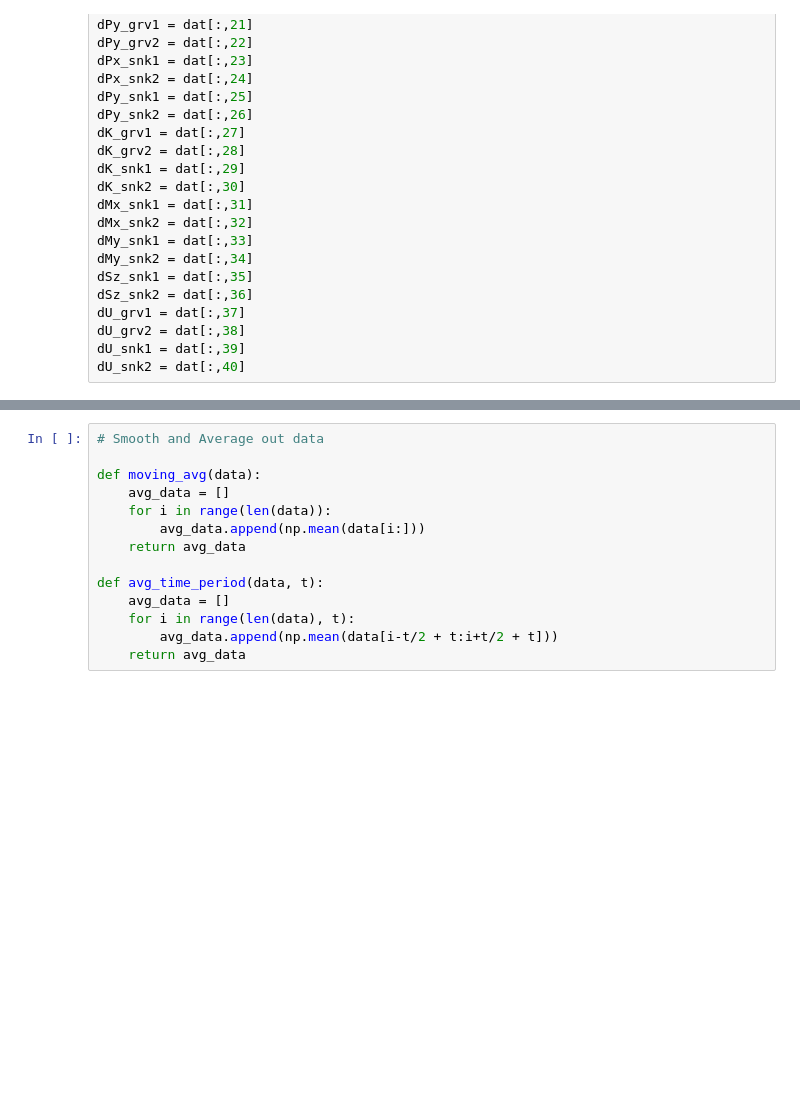
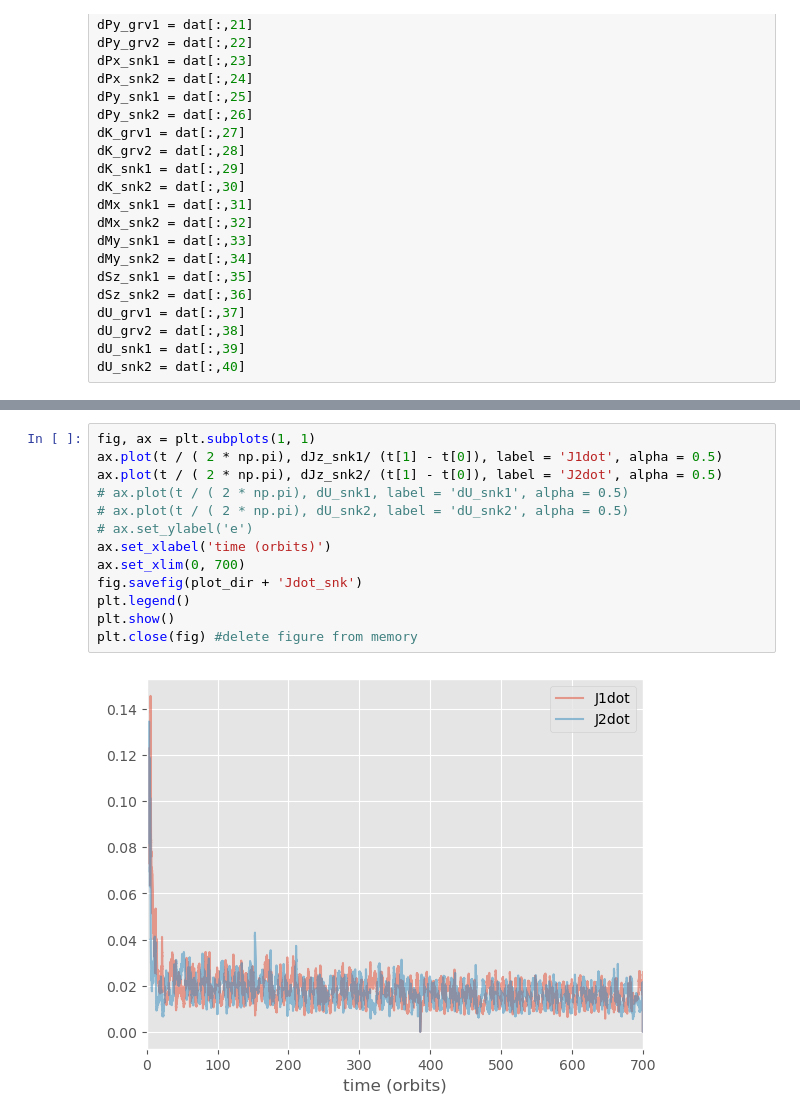
Before and after one commit to HangChelseaSu/Black_Hole_Accretion_Project_PI, a Jupyter notebook: Python_scripts/report_dat_data.ipynb, the cells around one changed output, grey strips where cells are left out. Drawn from its saved outputs; the diff is of its cells as text; blank space fills up the shorter version.

```diff
--- a/Python_scripts/report_dat_data.ipynb
+++ b/Python_scripts/report_dat_data.ipynb
@@ -96,14 +96,15 @@ edot = (M1 * M2)**(-3/2) * J * (-2 * E * (M1+ M2) )**(-1/2) * (Edot * (M1+M2) +
-# %%
-# Smooth and Average out data
-
-def moving_avg(data):
-    avg_data = []
-    for i in range(len(data)):
-        avg_data.append(np.mean(data[i:]))
-    return avg_data
-
-def avg_time_period(data, t):
-    avg_data = []
-    for i in range(len(data), t):
-        avg_data.append(np.mean(data[i-t/2 + t:i+t/2 + t]))
-    return avg_data
+# %%
+fig, ax = plt.subplots(1, 1)
+ax.plot(t / ( 2 * np.pi), dJz_snk1/ (t[1] - t[0]), label = 'J1dot', alpha = 0.5)
+ax.plot(t / ( 2 * np.pi), dJz_snk2/ (t[1] - t[0]), label = 'J2dot', alpha = 0.5)
+# ax.plot(t / ( 2 * np.pi), dU_snk1, label = 'dU_snk1', alpha = 0.5)
+# ax.plot(t / ( 2 * np.pi), dU_snk2, label = 'dU_snk2', alpha = 0.5)
+# ax.set_ylabel('e')
+ax.set_xlabel('time (orbits)')
+ax.set_xlim(0, 700)
+fig.savefig(plot_dir + 'Jdot_snk')
+plt.legend()
+plt.show()
+plt.close(fig) #delete figure from memory
+# %% [output]
+[figure, added]
```
Also changed, not shown: parts of 24 cells of this notebook, 26 other files.
